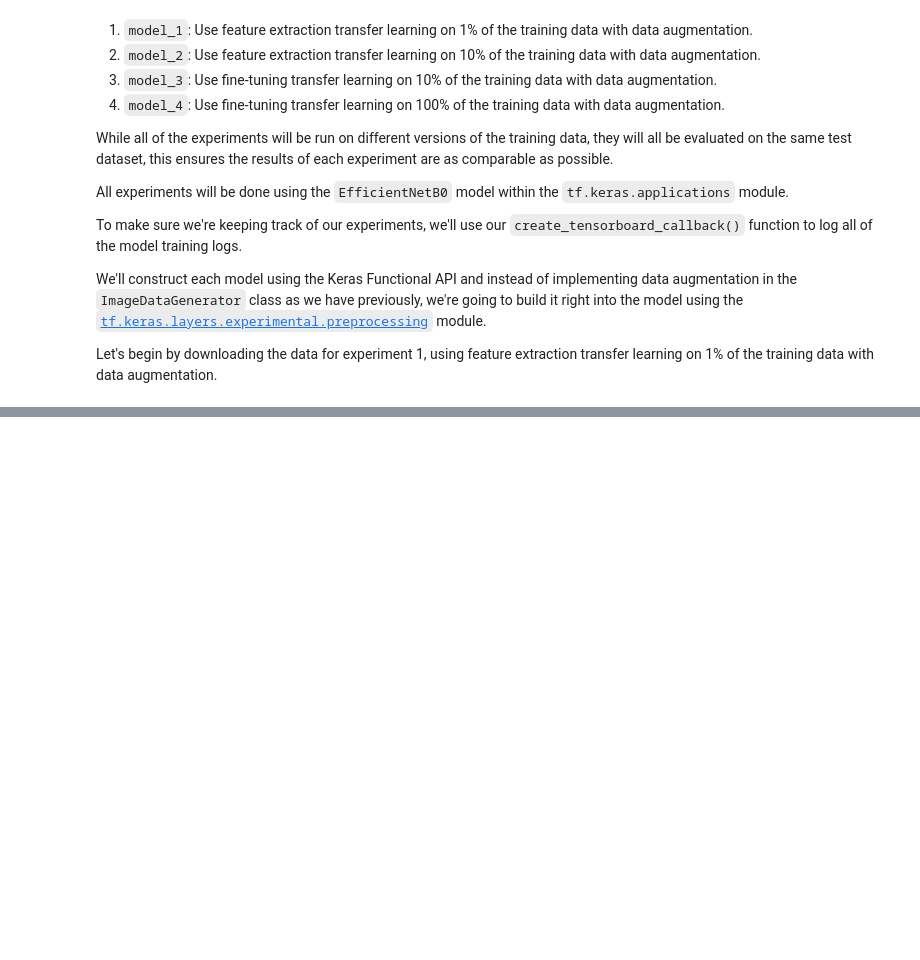
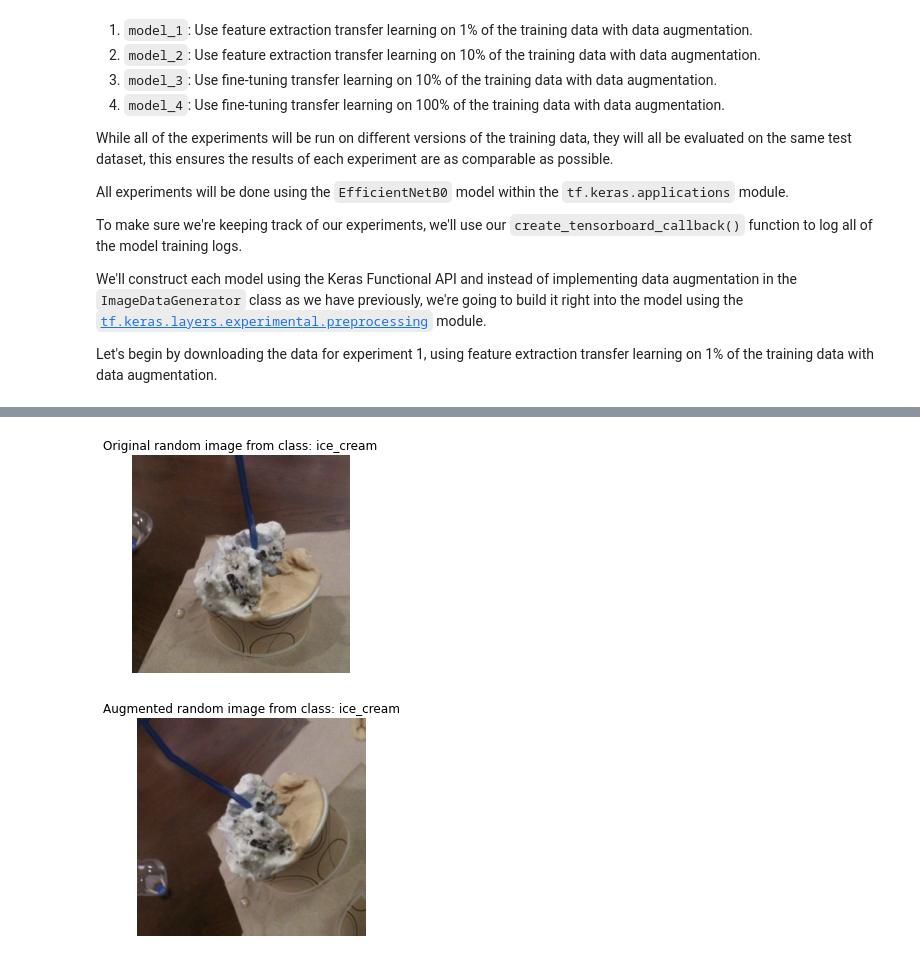
Before and after one commit to Nikitaion/TensorFlowLearning, a Jupyter notebook: 05_transfer_learning_in_tensorflow_part_2.ipynb, the cells around one changed output, grey strips where cells are left out. Saved outputs shown, nothing was run; the diff lists cells and outputs as text; code cells hidden in the pictures; blank space fills up the shorter version.

```diff
--- a/05_transfer_learning_in_tensorflow_part_2.ipynb
+++ b/05_transfer_learning_in_tensorflow_part_2.ipynb
@@ -390,0 +477,40 @@ Saving to: ‘10_food_classes_1_percent.zip’
+# %%
+import tensorflow as tf
+from tensorflow import keras
+from tensorflow.keras import layers
+from tensorflow.keras.layers.experimental import preprocessing
+
+# Create a data augmentation stage with horizontal flipping, rotations, zooms
+data_augmentation = keras.Sequential([
+  preprocessing.RandomFlip("horizontal"),
+  preprocessing.RandomRotation(0.2),
+  preprocessing.RandomZoom(0.2),
+  preprocessing.RandomHeight(0.2),
+  preprocessing.RandomWidth(0.2),
+  # preprocessing.Rescaling(1./255) # keep for ResNet50V2, remove for EfficientNetB0
+], name ="data_augmentation")
+# %%
+# Test it out by passing random images through it.
+# View a random image
+import matplotlib.pyplot as plt
+import matplotlib.image as mpimg
+import os
+import random
+target_class = random.choice(train_data_1_percent.class_names) # choose a random class
+target_dir = "10_food_classes_1_percent/train/" + target_class # create the target directory
+random_image = random.choice(os.listdir(target_dir)) # choose a random image from target directory
+random_image_path = target_dir + "/" + random_image # create the choosen random image path
+img = mpimg.imread(random_image_path) # read in the chosen target image
+plt.imshow(img) # plot the target image
+plt.title(f"Original random image from class: {target_class}")
+plt.axis(False); # turn off the axes
+
+# Augment the image
+augmented_img = data_augmentation(tf.expand_dims(img, axis=0)) # data augmentation model requires shape (None, height, width, 3)
+plt.figure()
+plt.imshow(tf.squeeze(augmented_img)/255.) # requires normalization after augmentation
+plt.title(f"Augmented random image from class: {target_class}")
+plt.axis(False);
+# %% [output]
+[figure, added]
+[figure, added]
```
Also changed, not shown: parts of 39 cells of this notebook.
